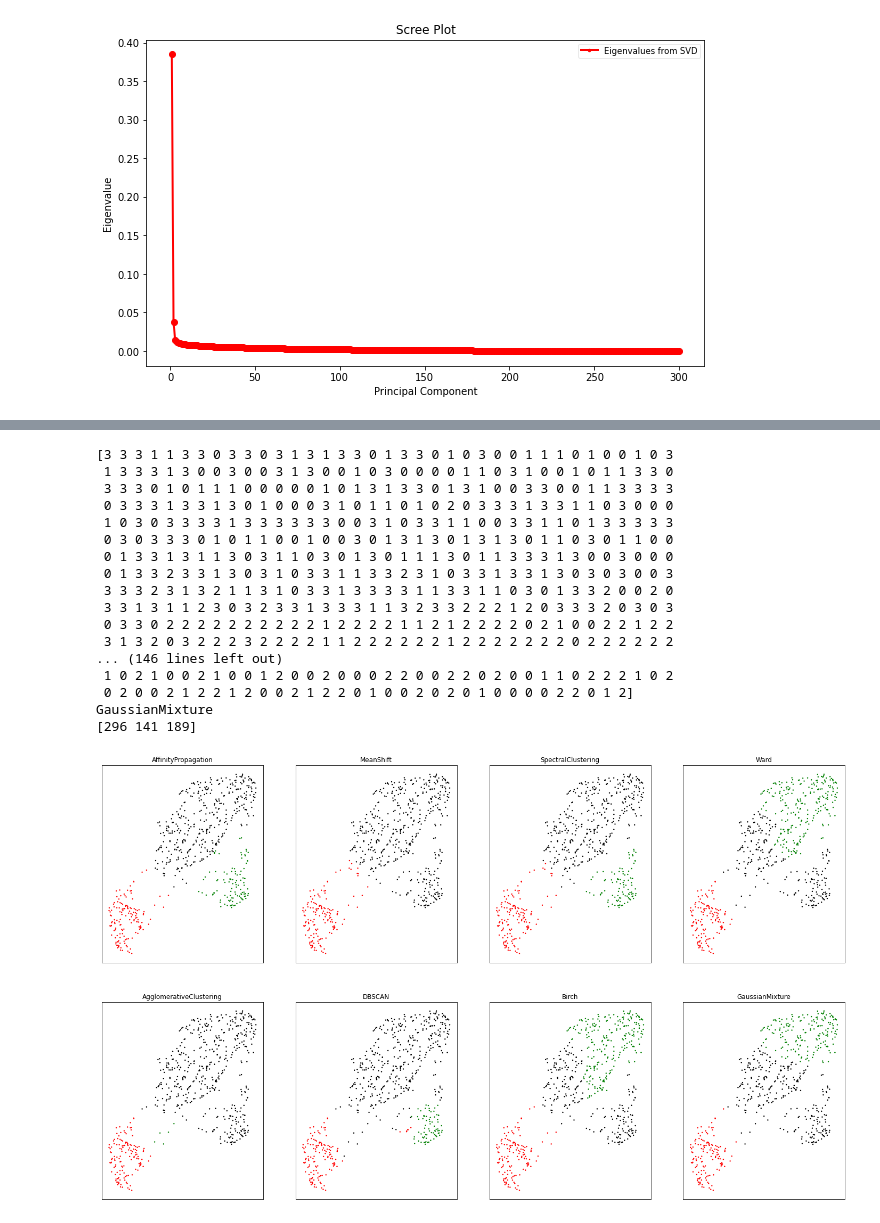
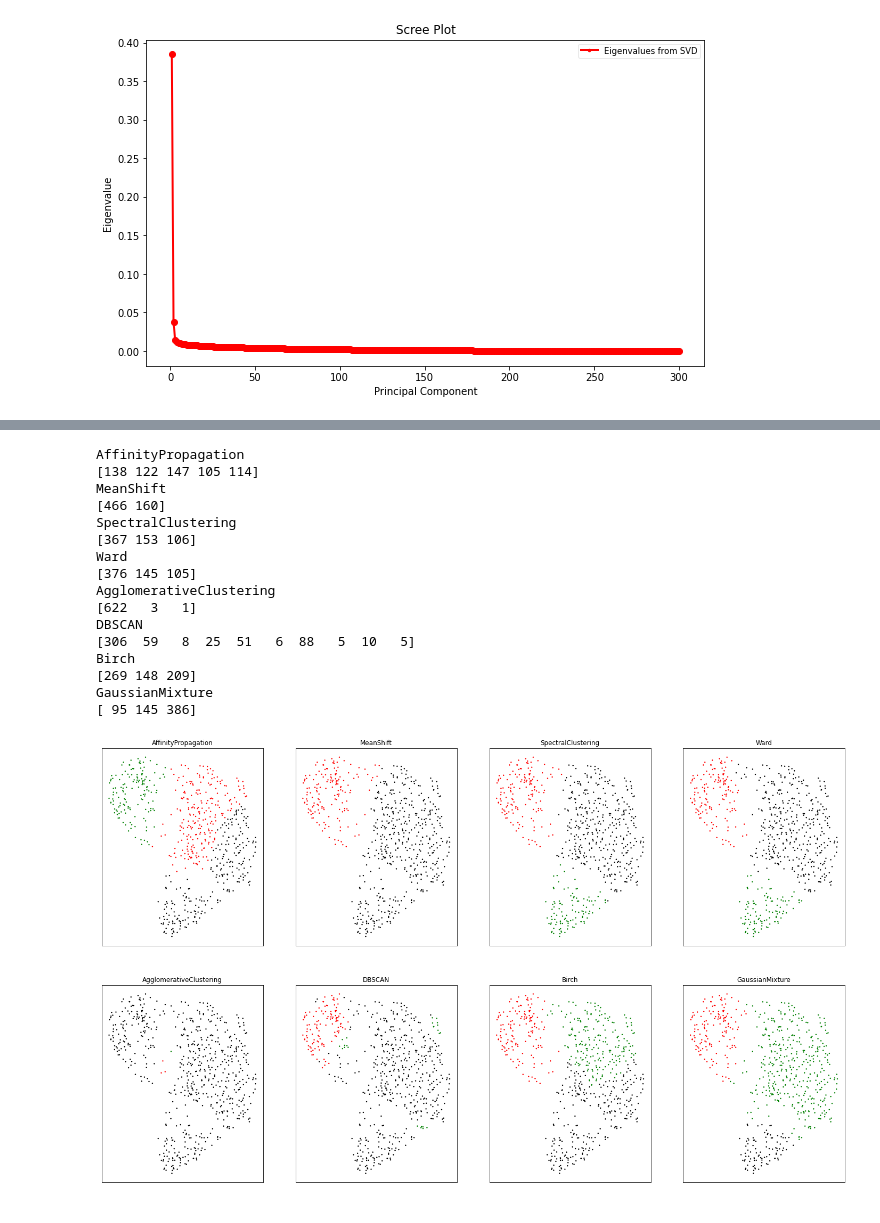
Before and after one commit to anastasia21112/science-fair-2020, a Jupyter notebook: Dataset 2 Clusters.ipynb, the cells around one changed output, grey strips where cells are left out. Cells and saved outputs as stored; diff of their text form; code cells hidden in the pictures.

```diff
--- a/Dataset 2 Clusters.ipynb
+++ b/Dataset 2 Clusters.ipynb
@@ -99,10 +103,10 @@ fig.savefig('Zoomed in Scree Plot.png')
 # %% [output]
 [figure]
 # %%
-pca = PCA(n_components=50)
+pca = PCA(n_components=100)
 pca.fit(mat)
 mat_reduce=pca.transform(mat)
-embedding = umap.UMAP(n_neighbors=30, min_dist=0.01, metric='euclidean').fit_transform(mat_reduce)
+embedding = umap.UMAP(n_neighbors=10, min_dist=0.2, metric='euclidean').fit_transform(mat_reduce)
 plt.figure(figsize=(15, 15))
 plt.scatter(embedding[:,0],embedding[:,1], s=20.0, color='black')
 plt.title('Naive Clustering')
@@ -112,5 +116,5 @@ Text(0.5, 1.0, 'Naive Clustering')
 # %%
-params = {'quantile': .3, 'eps': .3, 'damping': .9, 'preference':-200, 'n_neighbors':30, 'n_clusters':3}
+params = {'quantile': .3, 'eps': .3, 'damping': .9, 'preference':-200, 'n_neighbors':10, 'n_clusters':3}
 bandwidth = estimate_bandwidth(embedding, quantile=params['quantile'])
 connectivity = kneighbors_graph(embedding, n_neighbors=params['n_neighbors'], include_self = False)
 ms = MeanShift(bandwidth=bandwidth, bin_seeding=True)
@@ -134,48 +138,46 @@ clustering_algorithms = (
 f, ax = plt.subplots(2, 4, figsize=(25,15))
 for idx, (name, algorithm) in enumerate(clustering_algorithms):
     algorithm.fit(embedding)
     if hasattr(algorithm, 'labels_'):
         y_pred = algorithm.labels_.astype(np.int)
     else:
         y_pred = algorithm.predict(embedding)
     colors = np.array(list(islice(cycle(['black', 'red', 'green']),
                                     int(max(y_pred) + 1))))
         # add black color for outliers (if any)
     colors = np.append(colors, ["#000000"])
     ax[idx//4, idx%4].scatter(embedding[:, 0], embedding[:, 1], s=2, color=colors[y_pred])
     #ax[idx//4, idx%4].xlim(-2.5, 2.5)
     #ax[idx//4, idx%4].ylim(-2.5, 2.5)
     ax[idx//4, idx%4].set_xticks(())
     ax[idx//4, idx%4].set_yticks(())
     ax[idx//4, idx%4].set_title(name)
     #Store the labels
     if hasattr(algorithm, 'labels_'):
         labels = algorithm.labels_
     else:
         labels = algorithm.predict(embedding)
 
     #Then get the frequency count of the non-negative labels
     counts = np.bincount(labels[labels>=0])
-    print(labels)
     print('{}'.format(name))
     print(counts)
 plt.savefig('All Clusters.png')
 # %% [output]
-[3 3 3 1 1 3 3 0 3 3 0 3 1 3 1 3 3 0 1 3 3 0 1 0 3 0 0 1 1 1 0 1 0 0 1 0 3
- 1 3 3 3 1 3 0 0 3 0 0 3 1 3 0 0 1 0 3 0 0 0 0 1 1 0 3 1 0 0 1 0 1 1 3 3 0
- 3 3 3 0 1 0 1 1 1 0 0 0 0 0 1 0 1 3 1 3 3 0 1 3 1 0 0 3 3 0 0 1 1 3 3 3 3
- 0 3 3 3 1 3 3 1 3 0 1 0 0 0 3 1 0 1 1 0 1 0 2 0 3 3 3 1 3 3 1 1 0 3 0 0 0
- 1 0 3 0 3 3 3 3 1 3 3 3 3 3 3 0 0 3 1 0 3 3 1 1 0 0 3 3 1 1 0 1 3 3 3 3 3
- 0 3 0 3 3 3 0 1 0 1 1 0 0 1 0 0 3 0 1 3 1 3 0 1 3 1 3 0 1 1 0 3 0 1 1 0 0
- 0 1 3 3 1 3 1 1 3 0 3 1 1 0 3 0 1 3 0 1 1 1 3 0 1 1 3 3 3 1 3 0 0 3 0 0 0
- 0 1 3 3 2 3 3 1 3 0 3 1 0 3 3 1 1 3 3 2 3 1 0 3 3 1 3 3 1 3 0 3 0 3 0 0 3
- 3 3 3 2 3 1 3 2 1 1 3 1 0 3 3 1 3 3 3 3 1 1 3 3 1 1 0 3 0 1 3 3 2 0 0 2 0
- 3 3 1 3 1 1 2 3 0 3 2 3 3 1 3 3 3 1 1 3 2 3 3 2 2 2 1 2 0 3 3 3 2 0 3 0 3
- 0 3 3 0 2 2 2 2 2 2 2 2 2 2 1 2 2 2 2 1 1 2 1 2 2 2 2 0 2 1 0 0 2 2 1 2 2
- 3 1 3 2 0 3 2 2 2 3 2 2 2 2 1 1 2 2 2 2 2 2 1 2 2 2 2 2 2 2 0 2 2 2 2 2 2
-... (146 lines left out)
- 1 0 2 1 0 0 2 1 0 0 1 2 0 0 2 0 0 0 2 2 0 0 2 2 0 2 0 0 1 1 0 2 2 2 1 0 2
- 0 2 0 0 2 1 2 2 1 2 0 0 2 1 2 2 0 1 0 0 2 0 2 0 1 0 0 0 0 2 2 0 1 2]
+AffinityPropagation
+[138 122 147 105 114]
+MeanShift
+[466 160]
+SpectralClustering
+[367 153 106]
+Ward
+[376 145 105]
+AgglomerativeClustering
+[622   3   1]
+DBSCAN
+[306  59   8  25  51   6  88   5  10   5]
+Birch
+[269 148 209]
 GaussianMixture
-[296 141 189]
+[ 95 145 386]
-[figure, old version]
+[figure, new version]
```
Also changed, not shown: parts of 5 cells of this notebook, 13 other files.
